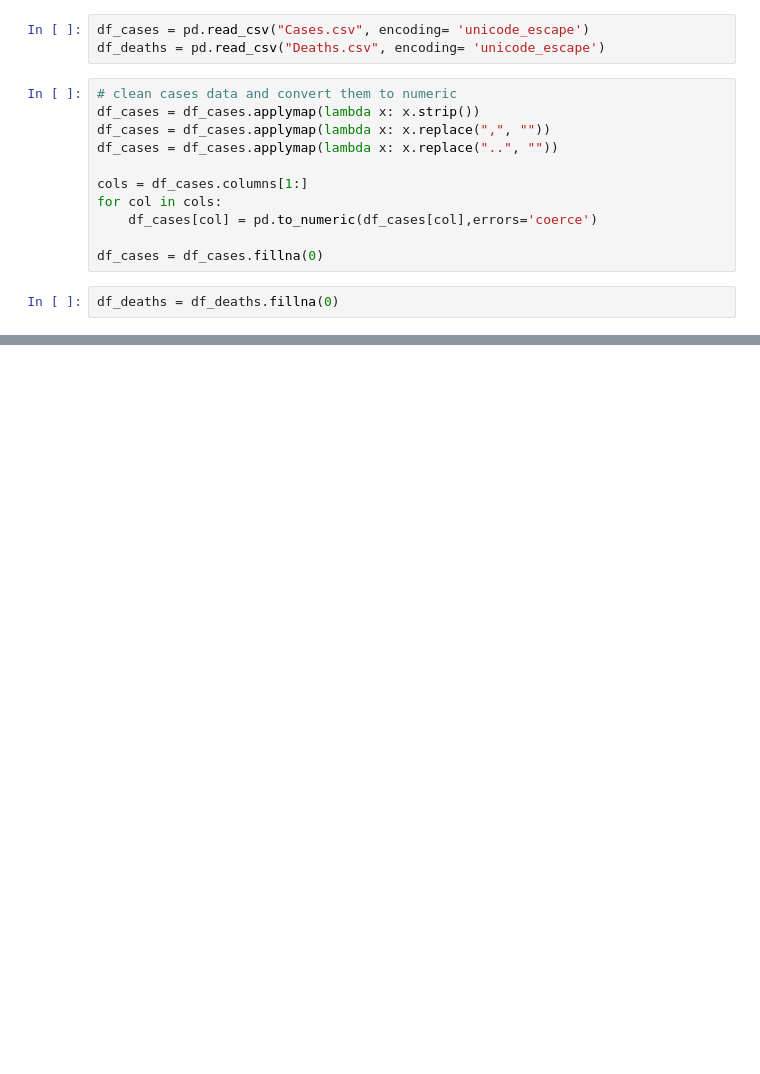
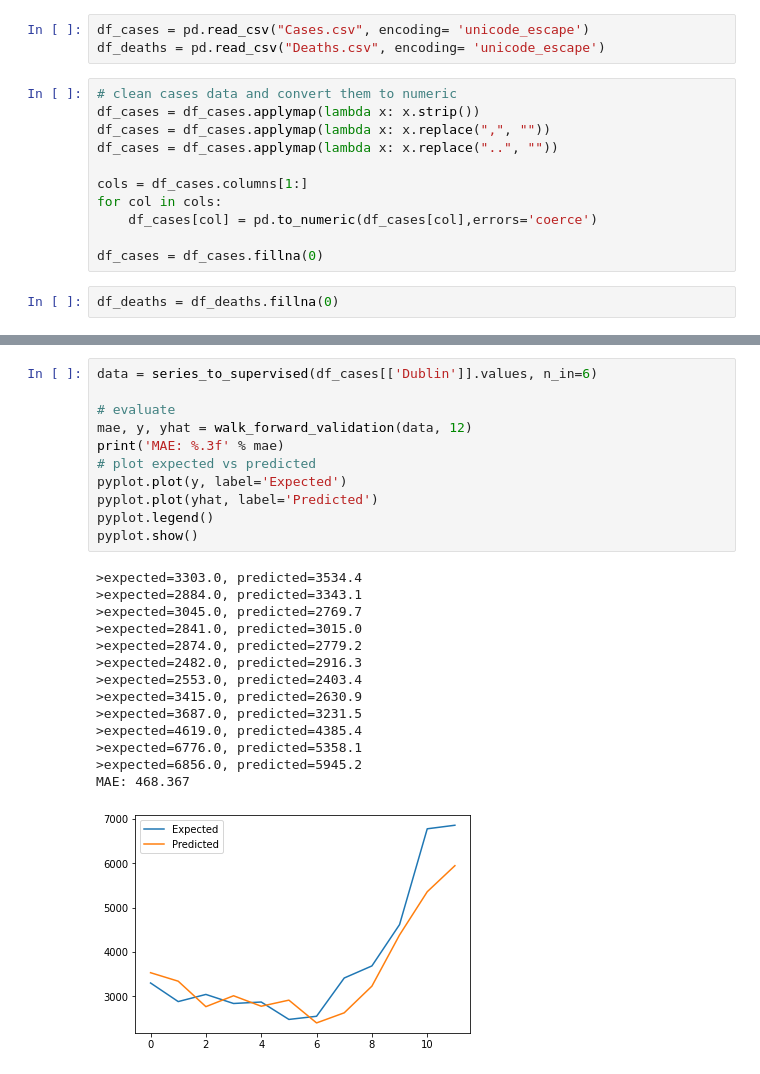
Before and after one commit to pratush07/Covid-Outbreak, a Jupyter notebook: CovidAnalysis.ipynb, the cells around one changed output, grey strips where cells are left out. Saved outputs shown, nothing was run; the diff lists cells and outputs as text; blank space fills up the shorter version.

```diff
--- a/CovidAnalysis.ipynb
+++ b/CovidAnalysis.ipynb
@@ -42,0 +140,26 @@ df_detailed.describe()
+# %%
+data = series_to_supervised(df_cases[['Dublin']].values, n_in=6)
+
+# evaluate
+mae, y, yhat = walk_forward_validation(data, 12)
+print('MAE: %.3f' % mae)
+# plot expected vs predicted
+pyplot.plot(y, label='Expected')
+pyplot.plot(yhat, label='Predicted')
+pyplot.legend()
+pyplot.show()
+# %% [output]
+>expected=3303.0, predicted=3534.4
+>expected=2884.0, predicted=3343.1
+>expected=3045.0, predicted=2769.7
+>expected=2841.0, predicted=3015.0
+>expected=2874.0, predicted=2779.2
+>expected=2482.0, predicted=2916.3
+>expected=2553.0, predicted=2403.4
+>expected=3415.0, predicted=2630.9
+>expected=3687.0, predicted=3231.5
+>expected=4619.0, predicted=4385.4
+>expected=6776.0, predicted=5358.1
+>expected=6856.0, predicted=5945.2
+MAE: 468.367
+[figure, added]
```
Also changed, not shown: parts of 10 cells of this notebook.
